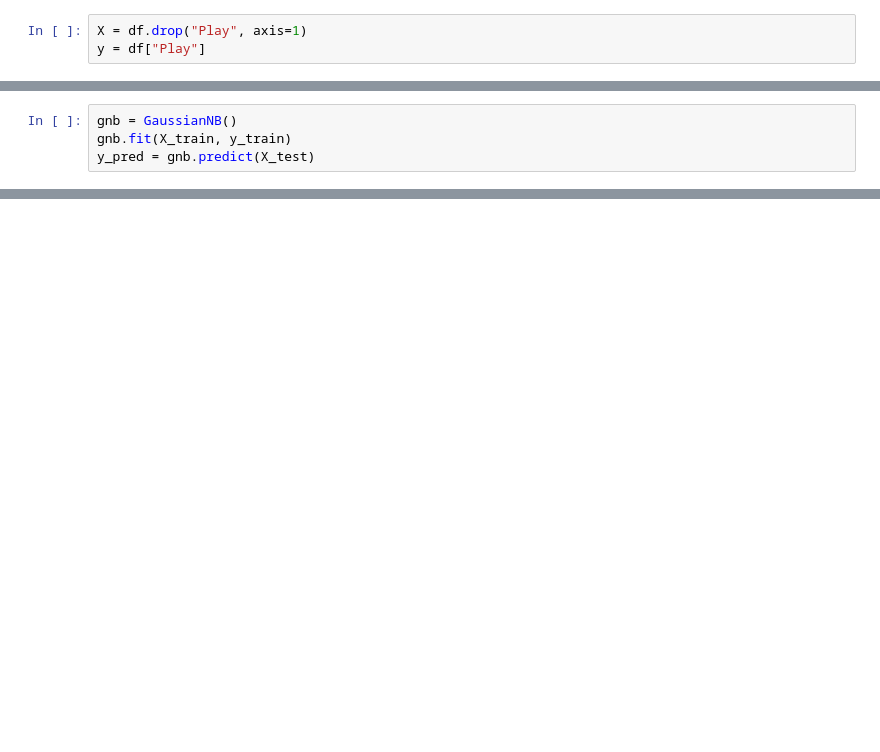
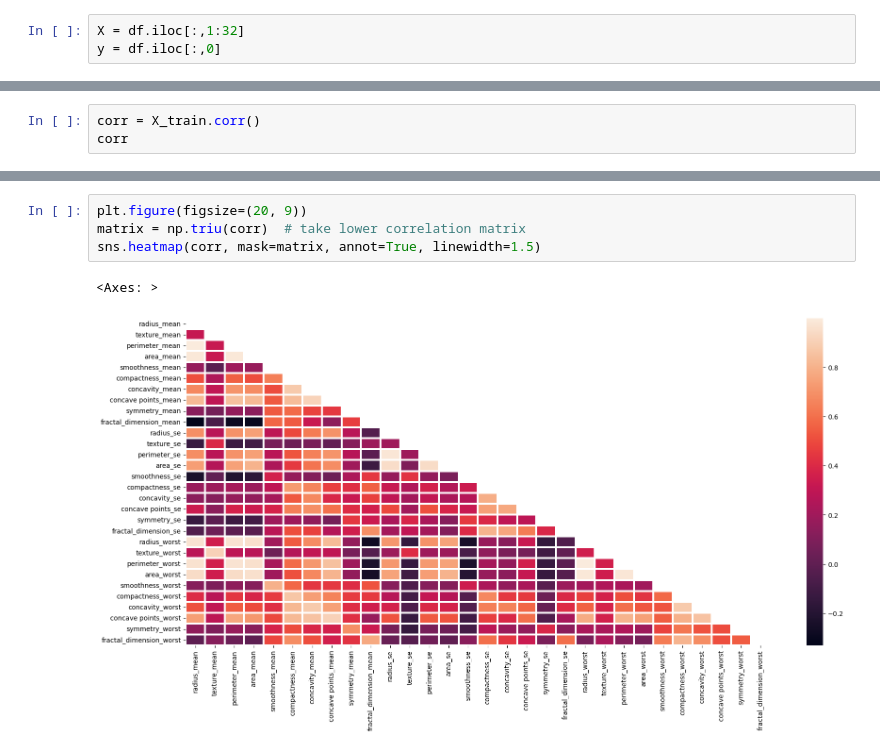
Before and after one commit to Vinu-1975/Machine_Learning_Lab, a Jupyter notebook: Lab 9 - Naive Bayes/nb.ipynb, the cells around one changed output, grey strips where cells are left out. Cells and saved outputs as stored; diff of their text form; blank space fills up the shorter version.

```diff
--- a/Lab 9 - Naive Bayes/nb.ipynb
+++ b/Lab 9 - Naive Bayes/nb.ipynb
@@ -66,3 +70,3 @@ df
 # %%
-X = df.drop("Play", axis=1)
-y = df["Play"]
+X = df.iloc[:,1:32]
+y = df.iloc[:,0]
@@ -71,4 +91,0 @@ X_train, X_test, y_train, y_test = train_test_split(X, y, test_size=0.33, random
-# %%
-gnb = GaussianNB()
-gnb.fit(X_train, y_train)
-y_pred = gnb.predict(X_test)
@@ -141,0 +112,3 @@ dtype: float64
+# %%
+corr = X_train.corr()
+corr
@@ -141,0 +133,7 @@ dtype: float64
+# %%
+plt.figure(figsize=(20, 9))
+matrix = np.triu(corr)  # take lower correlation matrix
+sns.heatmap(corr, mask=matrix, annot=True, linewidth=1.5)
+# %% [output]
+<Axes: >
+[figure, added]
```
Also changed, not shown: parts of 28 cells of this notebook, 8 other files.
